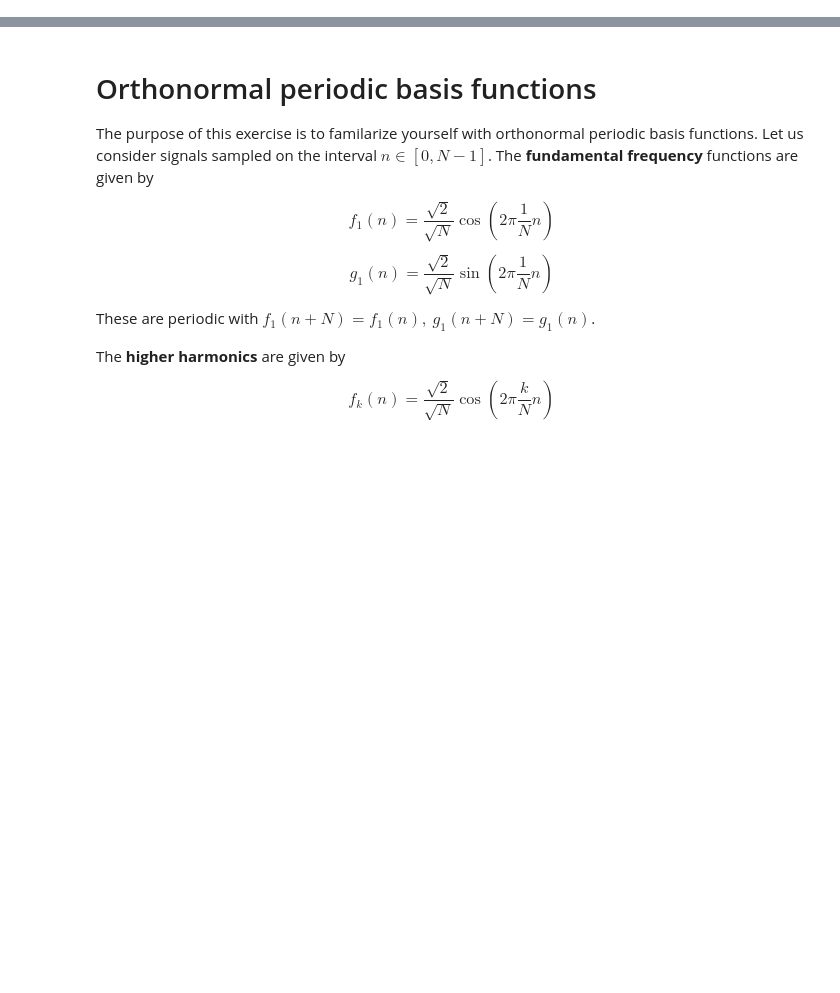
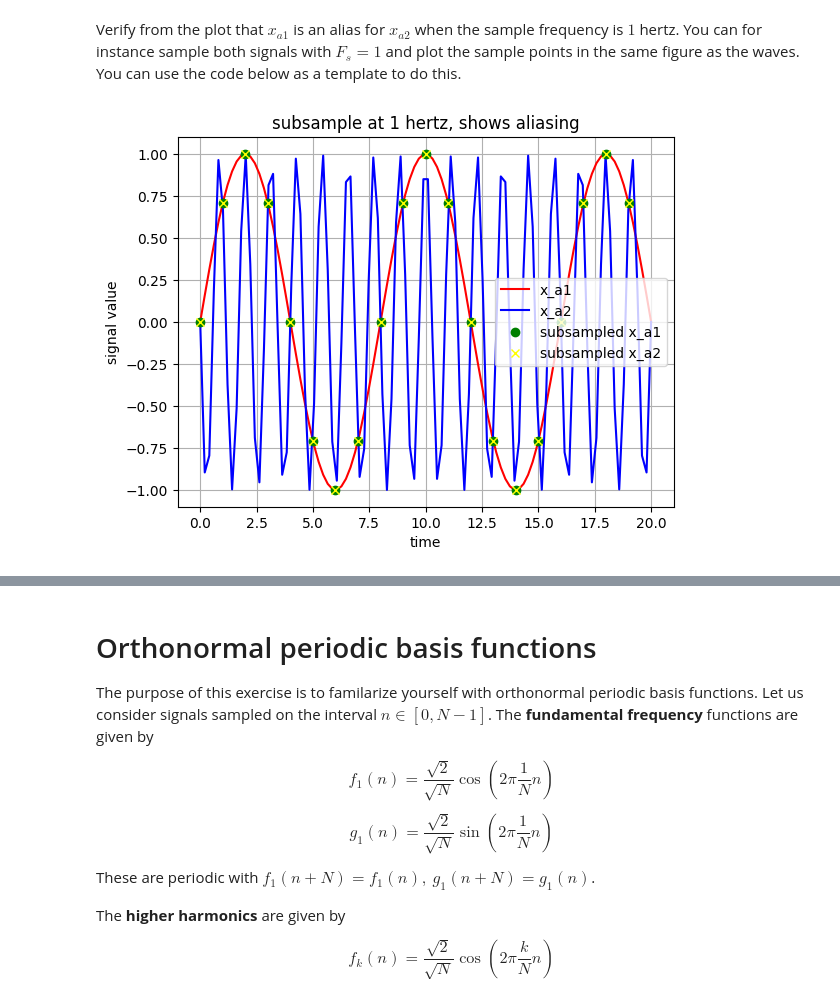
Before and after one commit to Twinbo/Signals-and-Data-Autumn-2025-student, a Jupyter notebook: week_4/ex_week_4_solution.ipynb, the cells around one changed output, grey strips where cells are left out. Cells and saved outputs as stored; diff of their text form; code cells hidden in the pictures; blank space fills up the shorter version.

Commit message:
added aliasing to week 4

```diff
--- a/week_4/ex_week_4_solution.ipynb
+++ b/week_4/ex_week_4_solution.ipynb
@@ -6,0 +85,23 @@ import matplotlib.pyplot as plt
+# %% [markdown]
+Verify from the plot that $x_{a1}$ is an alias for $x_{a2}$ when the sample frequency is $1$ hertz. You can for instance sample both signals with $F_s = 1$ and plot the sample points in the same figure as the waves. You can use the code below as a template to do this.
+# %%
+#Verify that x_a1 is an alias for x_a2 when sampled at 1 hertz,
+#we sample x_a1 and x_a2 at 1 hertz and plot the sample-values
+
+subsampling_frequency = 1
+sampled_time = np.arange(init_point, end_point, 1/subsampling_frequency)
+subsampled_signal_x_a1 = sine_wave_function(sampled_time, amplitude_1, signal_frequency_1, phase_1)
+subsampled_signal_x_a2 = sine_wave_function(sampled_time, amplitude_2, signal_frequency_2, phase_2)
+
+plt.plot(time, x_a1, color='red', label='x_a1')
+plt.plot(time, x_a2, color='blue', label='x_a2')
+plt.plot(sampled_time, subsampled_signal_x_a1, 'o',color='green', label='subsampled x_a1')
+plt.plot(sampled_time, subsampled_signal_x_a2, 'x',color='yellow', label='subsampled x_a2')
+plt.legend()
+plt.grid()
+plt.title('subsample at 1 hertz, shows aliasing')
+plt.xlabel('time')
+plt.ylabel('signal value')
+plt.show()
+# %% [output]
+[figure, added]
```
Also changed, not shown: parts of 20 cells of this notebook.
